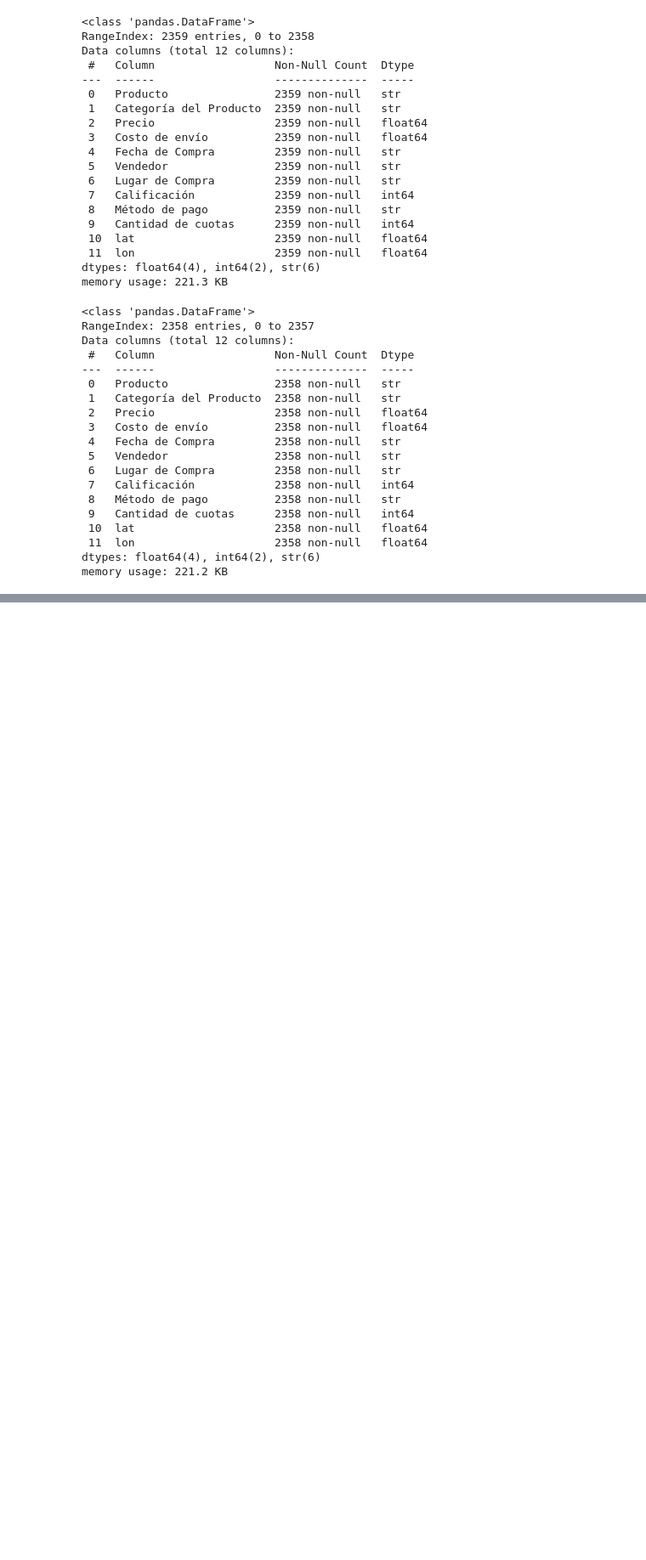
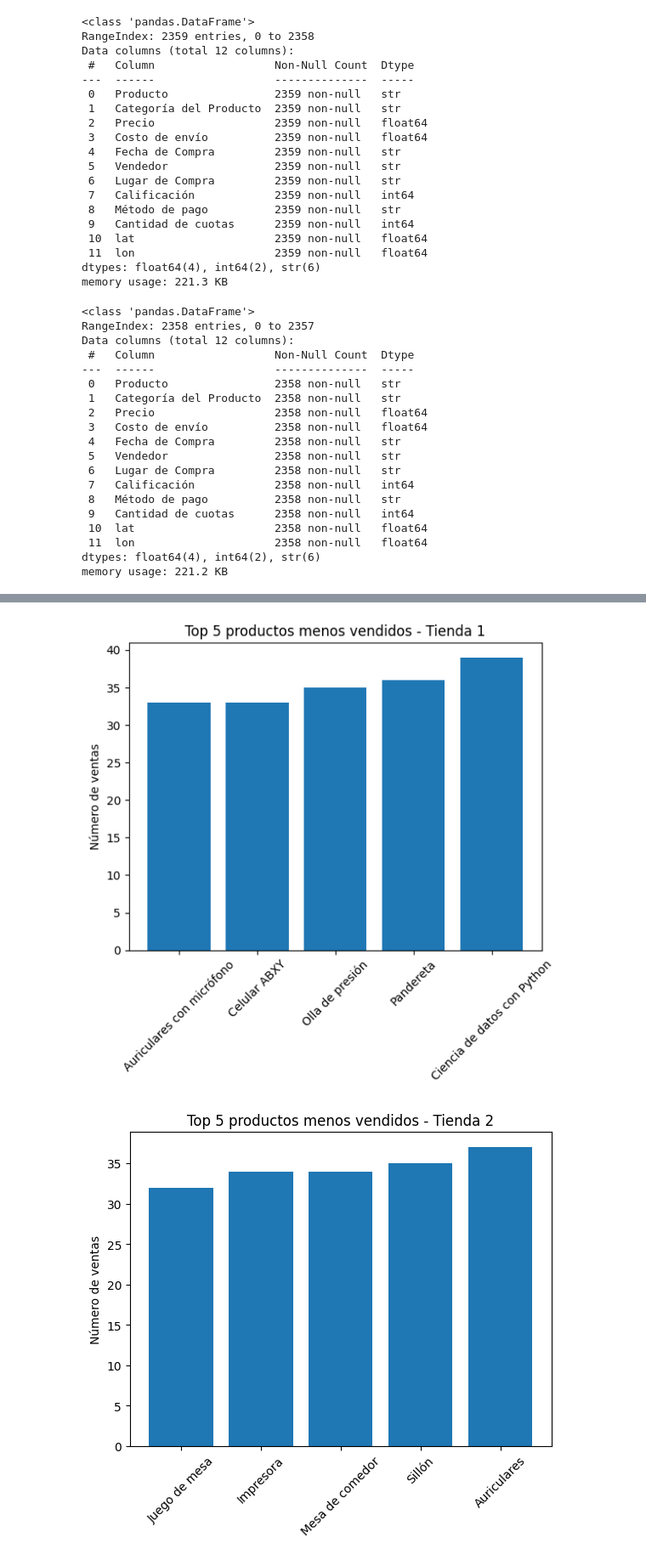
Before and after one commit to AndreaCisneros/challenge-alura-store, a Jupyter notebook: Alura-store.ipynb, the cells around one changed output, grey strips where cells are left out. Shown at 85% size. Cells and saved outputs as stored; diff of their text form; code cells hidden in the pictures; blank space fills up the shorter version.

```diff
--- a/Alura-store.ipynb
+++ b/Alura-store.ipynb
@@ -110,0 +372,21 @@ memory usage: 221.2 KB
+# %%
+bottom5 = (
+    ventas_producto
+    .sort_values(['Tienda', 'Ventas'], ascending=[True, True])
+    .groupby('Tienda')
+    .head(5)
+)
+
+for tienda in bottom5['Tienda'].unique():
+
+    df_tienda = bottom5[bottom5['Tienda'] == tienda]
+
+    plt.figure()
+    plt.bar(df_tienda['Producto'], df_tienda['Ventas'])
+    plt.title(f'Top 5 productos menos vendidos - {tienda}')
+    plt.xticks(rotation=45)
+    plt.ylabel('Número de ventas')
+    plt.show()
+# %% [output]
+[figure, added]
+[figure, added]
```
Also changed, not shown: parts of 27 cells of this notebook.
